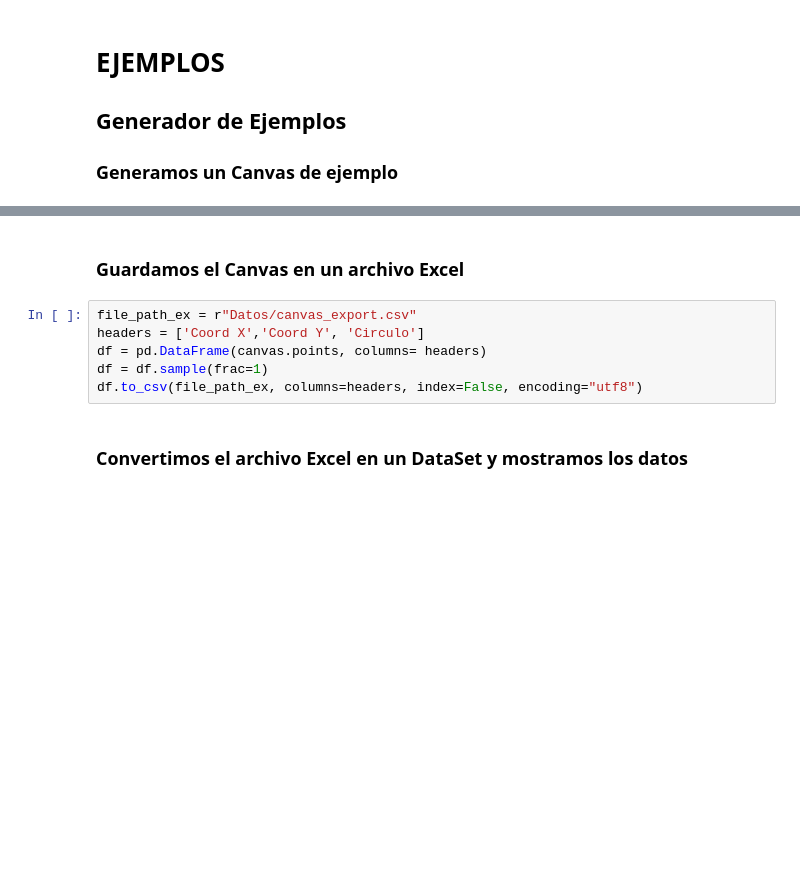
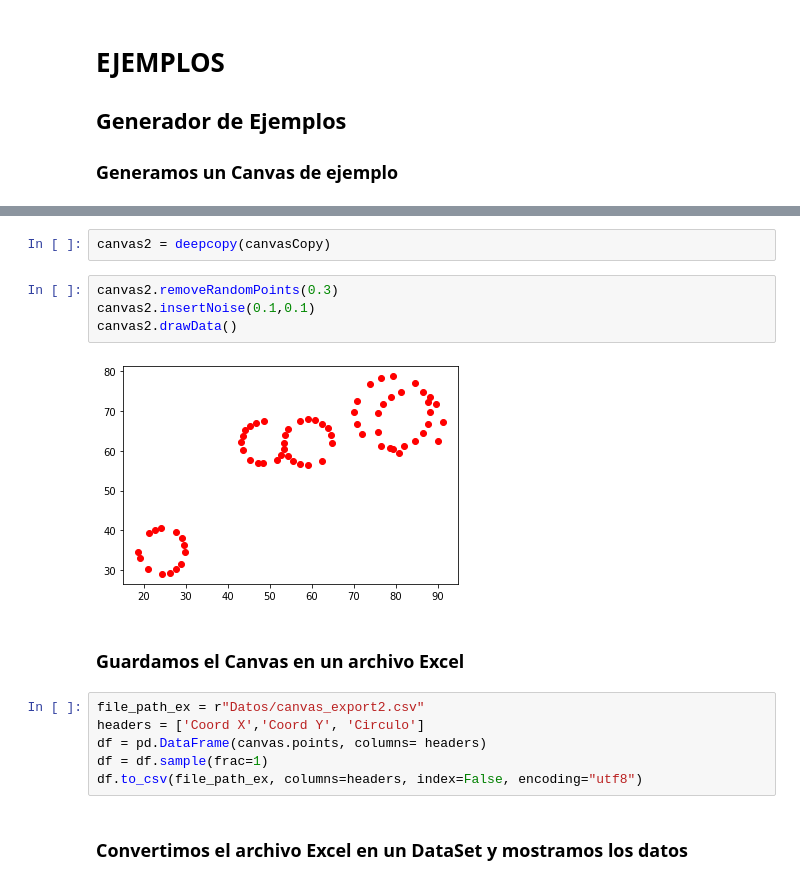
Before and after one commit to ClusteringIA/Clustering, a Jupyter notebook: IA CLEAN.ipynb, the cells around one changed output, grey strips where cells are left out. Saved outputs shown, nothing was run; the diff lists cells and outputs as text; blank space fills up the shorter version.

```diff
--- a/IA CLEAN.ipynb
+++ b/IA CLEAN.ipynb
@@ -701,7 +704,15 @@ canvas.drawData()
+# %%
+canvas2 = deepcopy(canvasCopy)
+# %%
+canvas2.removeRandomPoints(0.3)
+canvas2.insertNoise(0.1,0.1)
+canvas2.drawData()
+# %% [output]
+[figure, added]
 # %% [markdown]
 ### Guardamos el Canvas en un archivo Excel
 # %%
-file_path_ex = r"Datos/canvas_export.csv"
+file_path_ex = r"Datos/canvas_export2.csv"
 headers = ['Coord X','Coord Y', 'Circulo']
 df = pd.DataFrame(canvas.points, columns= headers)
 df = df.sample(frac=1)
```
Also changed, not shown: parts of 9 cells of this notebook, 4 other files.
